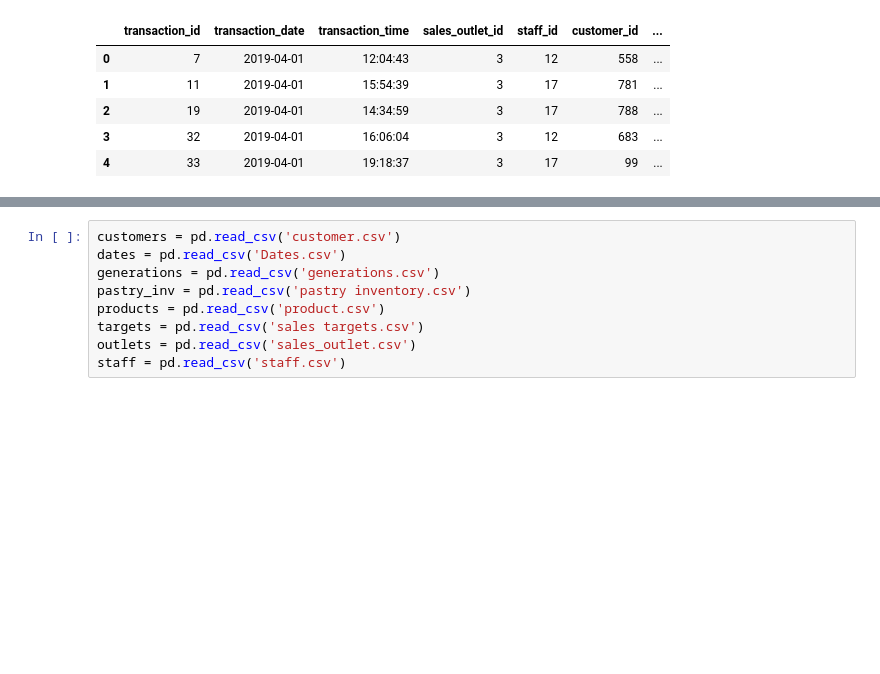
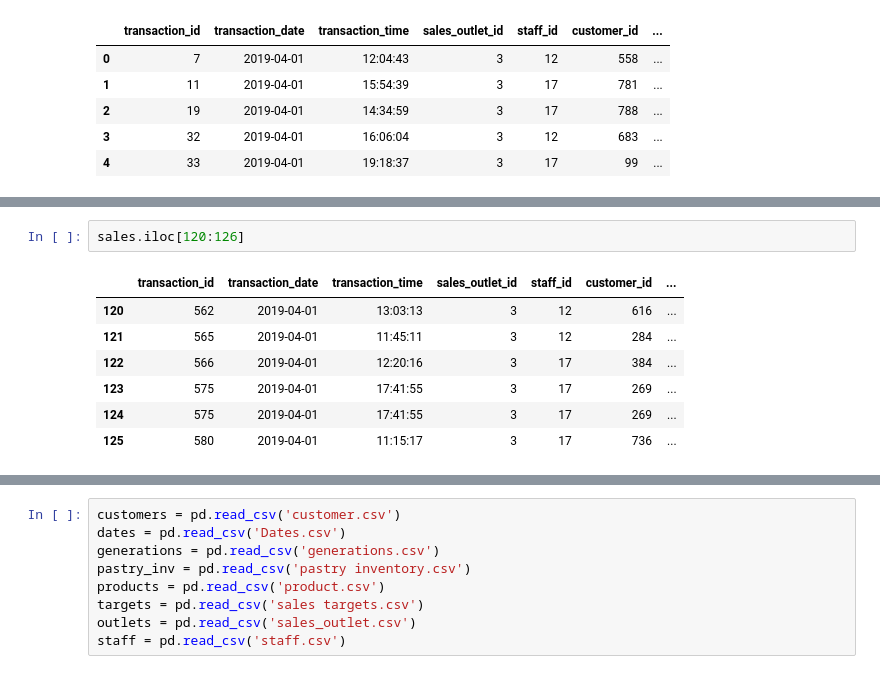
Before and after one commit to coffee-shop-analysis/coffee_project, a Jupyter notebook: acquire.ipynb, the cells around one changed output, grey strips where cells are left out. Cells and saved outputs as stored; diff of their text form; blank space fills up the shorter version.

```diff
--- a/acquire.ipynb
+++ b/acquire.ipynb
@@ -53,0 +82,10 @@ Name: transaction_date, dtype: int64
+# %%
+sales.iloc[120:126]
+# %% [output]
+|  | transaction_id | transaction_date | transaction_time | sales_outlet_id | staff_id | customer_id | ... |
+| 120 | 562 | 2019-04-01 | 13:03:13 | 3 | 12 | 616 | ... |
+| 121 | 565 | 2019-04-01 | 11:45:11 | 3 | 12 | 284 | ... |
+| 122 | 566 | 2019-04-01 | 12:20:16 | 3 | 17 | 384 | ... |
+| 123 | 575 | 2019-04-01 | 17:41:55 | 3 | 17 | 269 | ... |
+| 124 | 575 | 2019-04-01 | 17:41:55 | 3 | 17 | 269 | ... |
+| 125 | 580 | 2019-04-01 | 11:15:17 | 3 | 17 | 736 | ... |
```
Also changed, not shown: parts of 23 cells of this notebook.
